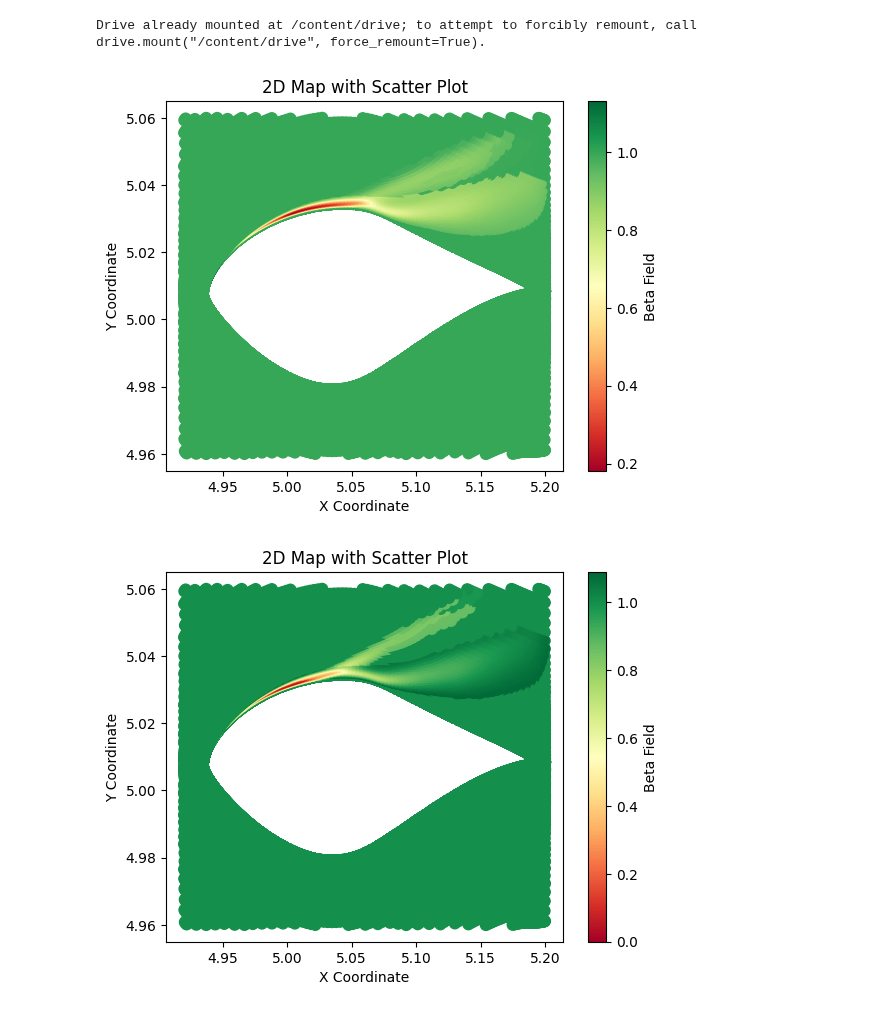
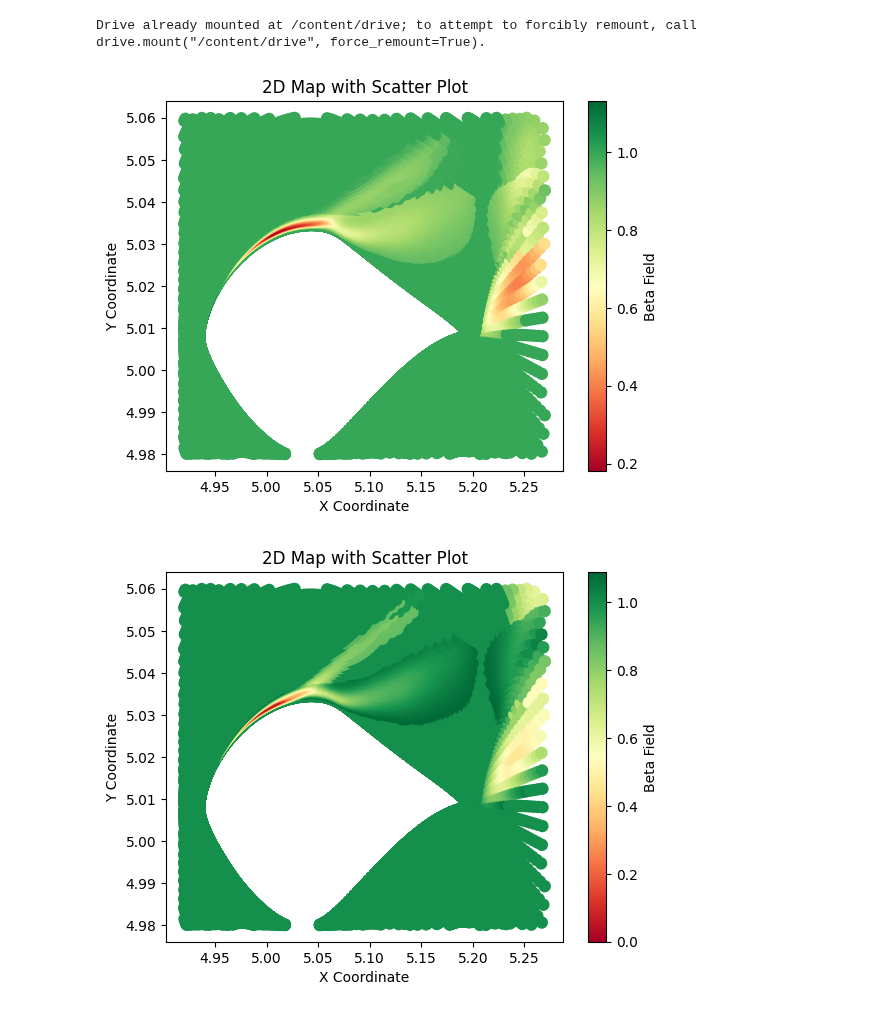
Before and after one commit to sudeepmenon17/PytorchforNN, a Jupyter notebook: AirfoilS809_SAmodel.ipynb, the cells around one changed output. Saved outputs shown, nothing was run; the diff lists cells and outputs as text; code cells hidden in the pictures.

```diff
--- a/AirfoilS809_SAmodel.ipynb
+++ b/AirfoilS809_SAmodel.ipynb
@@ -87,8 +87,8 @@ for item in frames:
   x1,y1,b1,f1,f2,f3,f4,f5,f6 = [[] for i in range(9)]
   # Filter data for the specified range of coordinates
   for i in range(len(xc)):
-    if xc[i]>=4.92 and xc[i]<=5.25:
-      if yc[i]>=4.97 and yc[i]<=5.06:
+    if xc[i]>=4.92 and xc[i]<=5.27:
+      if yc[i]>=4.98 and yc[i]<=5.06:
         x1.append(xc[i])
         y1.append(yc[i])
         b1.append(b[i])
@@ -121,33 +121,33 @@ for item in frames:
   # ny = []
   # nb = []
 
 
   # # Filter data for the specified range of coordinates
   # for i in range(len(xc)):
   #   if xc[i]>=4.9 and xc[i]<=5.3:
   #     if yc[i]>=4.925 and yc[i]<=5.075:
   #       nx.append(xc[i])
   #       ny.append(yc[i])
   #       nb.append(b[i])
 
   # Create a scatter plot
   plt.scatter(x1, y1, c=b1,  cmap= 'RdYlGn',alpha=1, marker='.',s=250)
   plt.colorbar(label='Beta Field')
   plt.xlabel('X Coordinate')
   plt.ylabel('Y Coordinate')
   plt.title('2D Map with Scatter Plot')
   plt.show()
 ###############################################################################
 
 df = pd.concat(ff)
 
 
 # Data for beta>1.02 or beta<0.98
-df_filtered = df[(df['beta'] < 0.975) | (df['beta'] > 1.025)]
+df_filtered = df[(df['beta'] < 0.99) | (df['beta'] > 1.01)]
 
 # df_filtered = df[df['beta'] != 1.0]
 
 # df_filtered = df
 # %% [output]
-[figure, old version]
+[figure, new version]
-[figure, old version]
+[figure, new version]
```
Also changed, not shown: parts of 7 cells of this notebook.
